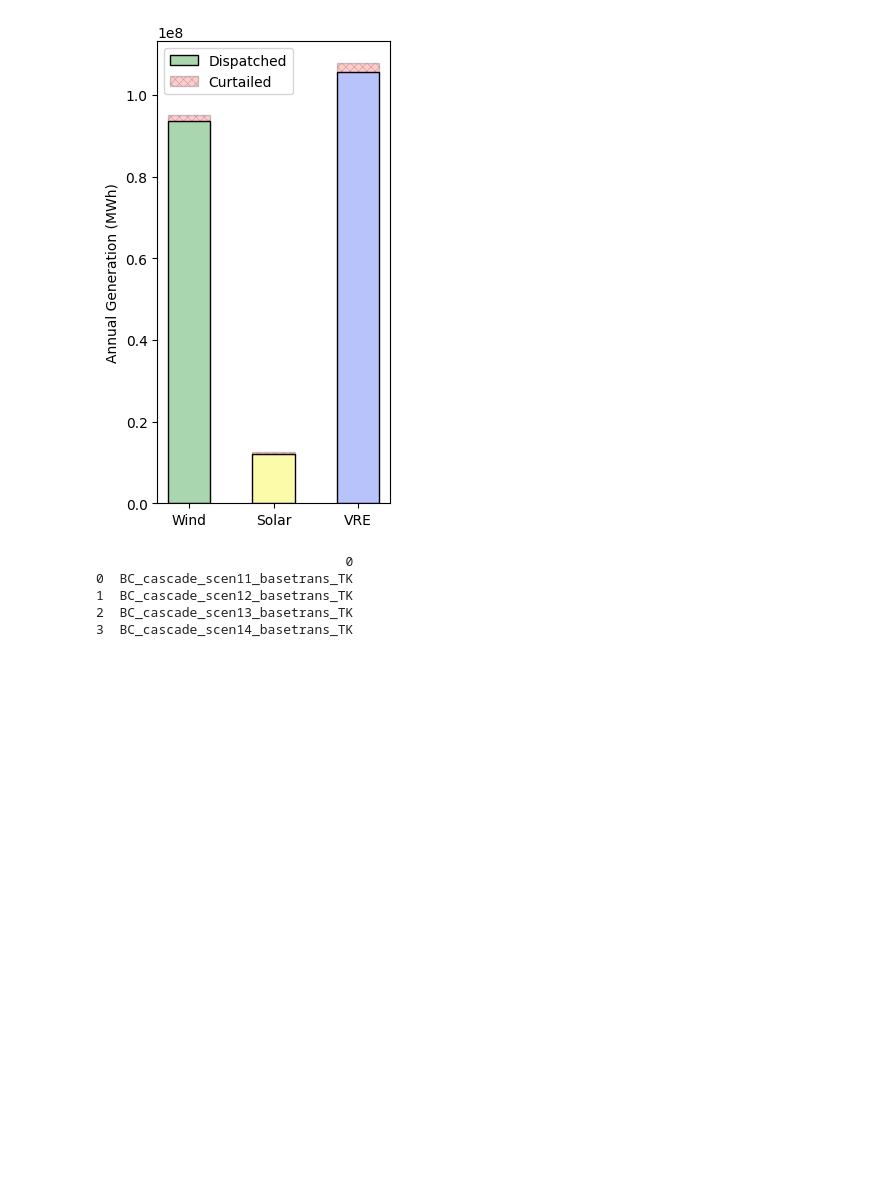
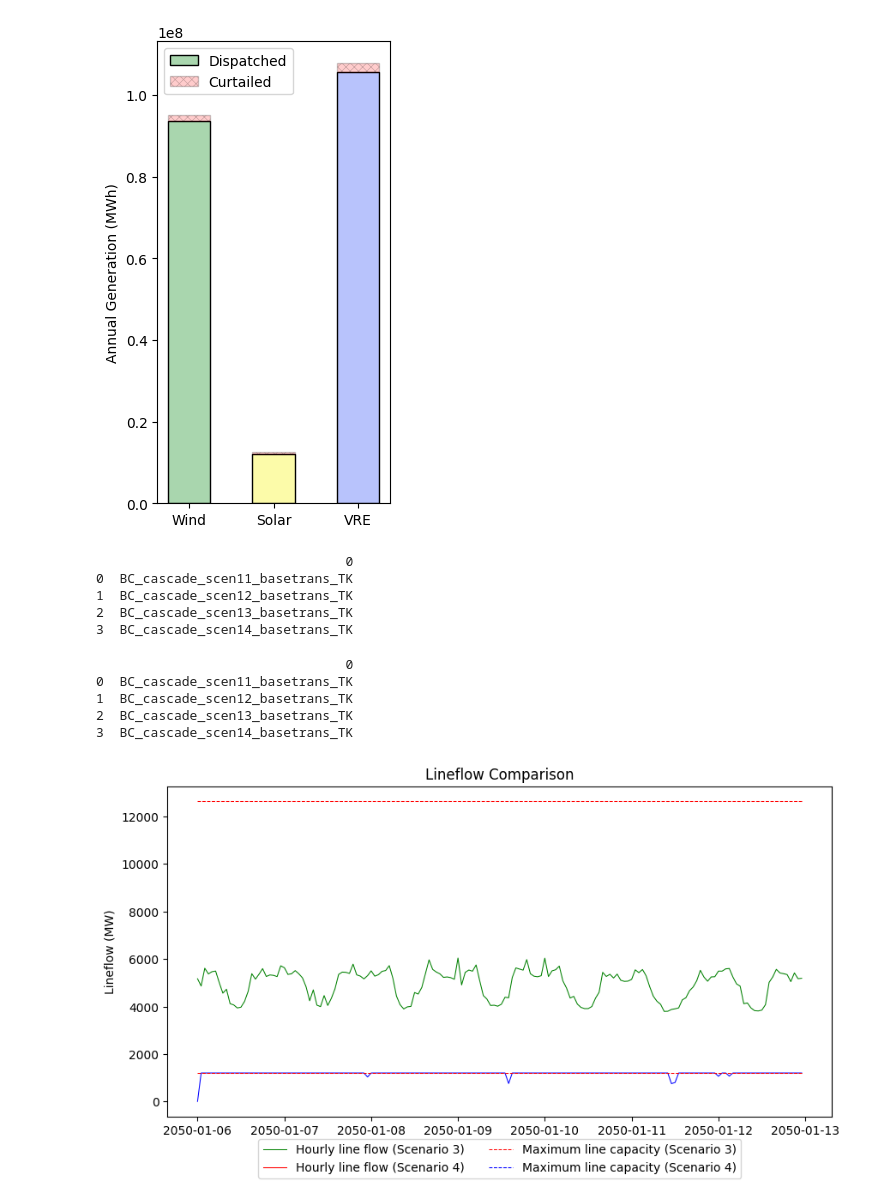
Before and after one commit to smmiri/COPPER_improvement, a Jupyter notebook: visualization/visualization_SILVER.ipynb, the cells around one changed output. Cells and saved outputs as stored; diff of their text form; code cells hidden in the pictures; blank space fills up the shorter version.

```diff
--- a/visualization/visualization_SILVER.ipynb
+++ b/visualization/visualization_SILVER.ipynb
@@ -305,6 +324,66 @@ oper_cost_compare.to_excel(f"{output_dir}/comparison_{naming}.xlsx")
 1  BC_cascade_scen12_basetrans_TK
 2  BC_cascade_scen13_basetrans_TK
 3  BC_cascade_scen14_basetrans_TK
+# %%
+# Lineflow comparison
+
+scn_db = pd.read_excel(f'{os.path.dirname(output_dir)}/scenarios_db.xlsx', sheet_name='scen', index_col=0)
+scn_db = scn_db.loc[:, 'Notes']
+
+scenarios = pd.DataFrame(glob(f'{output_dir}/*base*TK/', recursive=True))
+scenarios.sort_values(by=0, inplace=True)
+scens = []
+for scen in scenarios.iloc[:,0]:
+    scens.append(scen.split('/')[-2])
+scens = pd.DataFrame(scens)
+print(scens)
+scenarios = input('Enter scenarios to compare (separated by commas): ')
+scenarios = scenarios.split(',')
+scenarios = list(map(int, scenarios))
+
+lineflow_compare = pd.DataFrame()
+
+for index, row in scens.iloc[scenarios].iterrows():
+    scen_no = row[0].split('_')[2]
+    file_name = '_'.join(row[0].split('_')[0:3])
+
+    lineflow = pd.read_excel(f'{output_dir}/{row[0]}/analysis_{file_name}.xlsx',sheet_name='Line Flow' , index_col=0)
+    lineflow = lineflow.iloc[2:,13].abs()
+    lineflow.drop('max', inplace=True)
+    lineflow = lineflow.rename(scn_db[scen_no])
+
+    lineflow_compare = pd.concat([lineflow_compare, lineflow], axis=1)
+# %% [output]
+                                0
+0  BC_cascade_scen11_basetrans_TK
+1  BC_cascade_scen12_basetrans_TK
+2  BC_cascade_scen13_basetrans_TK
+3  BC_cascade_scen14_basetrans_TK
+# %%
+#plot for lineflow comparison3
+
+from matplotlib.lines import Line2D
+
+lf_c = lineflow_compare.iloc[120:288]
+fig, ax = plt.subplots(figsize=(10,5))
+ax.plot(lf_c, label=lf_c.columns)
+ax.set_ylabel('Lineflow (MW)')
+ax.set_title('Lineflow Comparison')
+plt.gca().get_lines()[0].set_color("green")
+plt.gca().get_lines()[1].set_color("blue")
+handles, labels = ax.get_legend_handles_labels()
+lns1 = ax.hlines(y=1200, xmin=lf_c.index[0], xmax=lf_c.index[-1], color='r', linestyle='--', label='Maximum line capacity (Scenario 4)')
+lns2 = ax.hlines(y=12640, xmin=lf_c.index[0], xmax=lf_c.index[-1], color='r', linestyle='--',  label='Maximum line capacity (Scenario 3)')
+ax.legend(handles=[Line2D([], [], color="green", label=f"Hourly line flow ({labels[0]})")
+                      , Line2D([], [], color='red', label=f"Hourly line flow ({labels[1]})")
+                      , Line2D([0], [0], color="r", label=lns2.get_label(), linestyle='--')
+                      , Line2D([0], [0], color="b", label=lns1.get_label(), linestyle='--')]
+                      , loc='upper center', bbox_to_anchor=(0.5, -0.05), ncol=2)
+
+plt.savefig(f'{output_dir}/lineflow_comparison.jpg', dpi=300, bbox_inches='tight')
+plt.show()
+# %% [output]
+[figure, added]
 # %%
 # SA correlation calcs
 from scipy import stats
```
Also changed, not shown: parts of 4 cells of this notebook, 1 other file.
